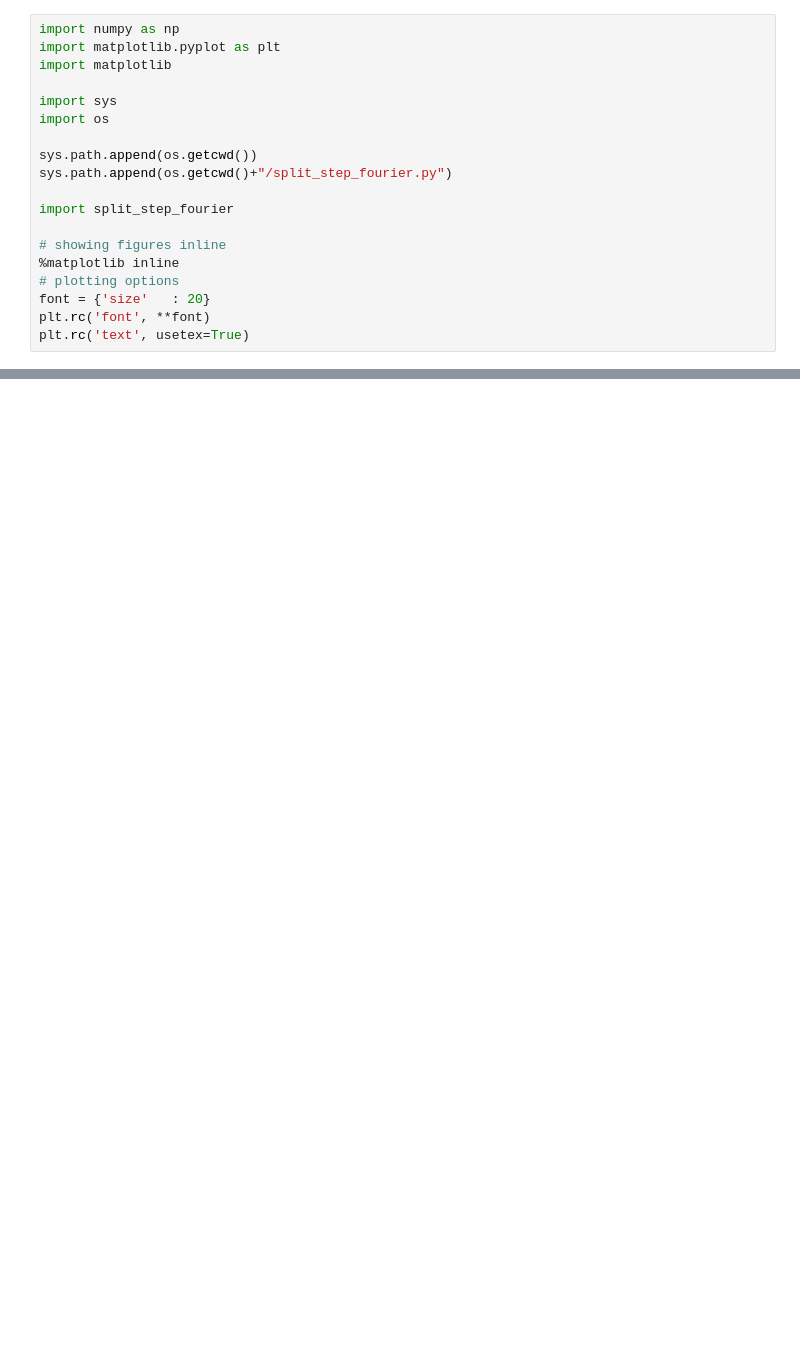
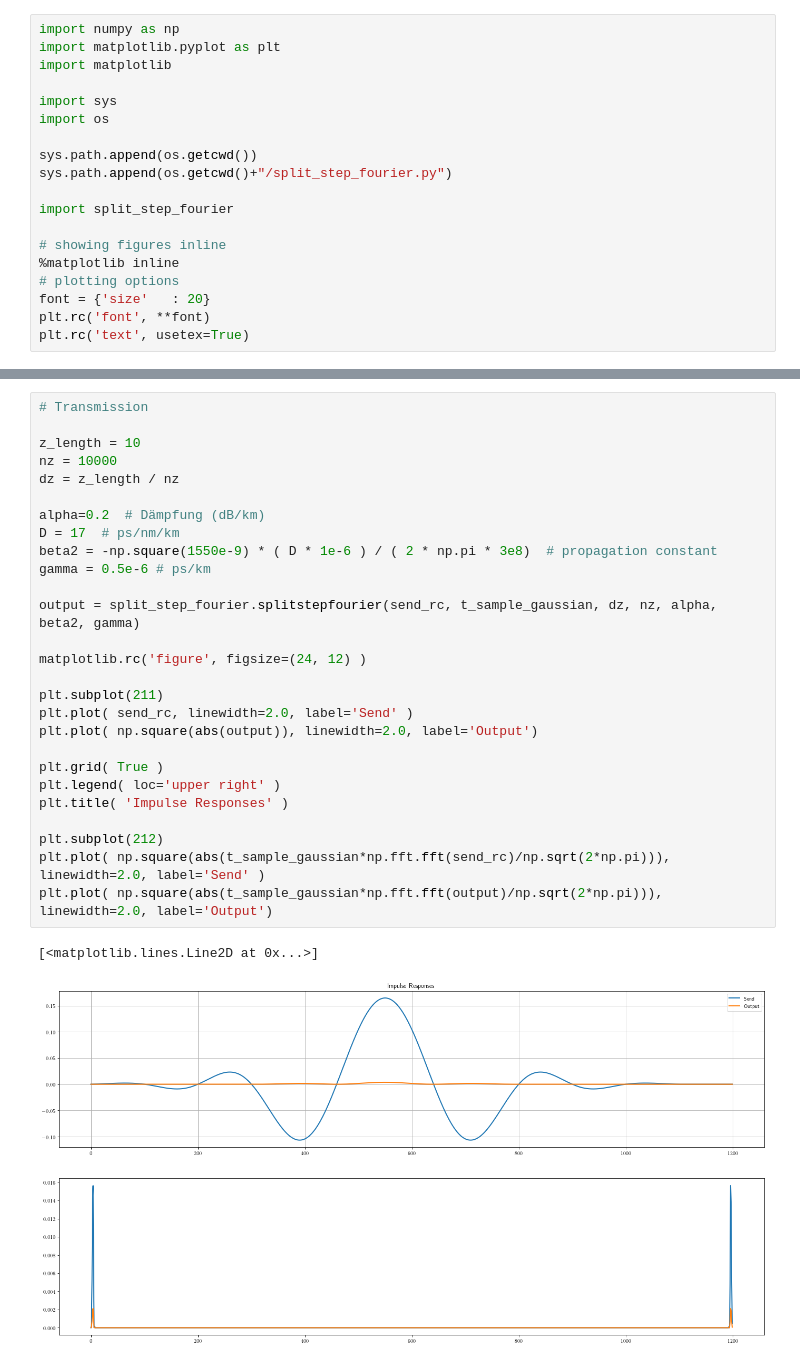
Before and after one commit to domrim/bachelorarbeit-code, a Jupyter notebook: jupyter-notebooks/tests.ipynb, the cells around one changed output, grey strips where cells are left out. Saved outputs shown, nothing was run; the diff lists cells and outputs as text; blank space fills up the shorter version.

```diff
--- a/jupyter-notebooks/tests.ipynb
+++ b/jupyter-notebooks/tests.ipynb
@@ -95,0 +108,30 @@ Text(0.5, 1.0, 'Pulsformung')
+# %%
+# Transmission
+
+z_length = 10
+nz = 10000
+dz = z_length / nz
+
+alpha=0.2  # Dämpfung (dB/km)
+D = 17  # ps/nm/km
+beta2 = -np.square(1550e-9) * ( D * 1e-6 ) / ( 2 * np.pi * 3e8)  # propagation constant
+gamma = 0.5e-6 # ps/km
+
+output = split_step_fourier.splitstepfourier(send_rc, t_sample_gaussian, dz, nz, alpha, beta2, gamma)
+
+matplotlib.rc('figure', figsize=(24, 12) )
+
+plt.subplot(211)
+plt.plot( send_rc, linewidth=2.0, label='Send' )
+plt.plot( np.square(abs(output)), linewidth=2.0, label='Output')
+
+plt.grid( True )
+plt.legend( loc='upper right' )
+plt.title( 'Impulse Responses' )
+
+plt.subplot(212)
+plt.plot( np.square(abs(t_sample_gaussian*np.fft.fft(send_rc)/np.sqrt(2*np.pi))), linewidth=2.0, label='Send' )
+plt.plot( np.square(abs(t_sample_gaussian*np.fft.fft(output)/np.sqrt(2*np.pi))), linewidth=2.0, label='Output')
+# %% [output]
+[<matplotlib.lines.Line2D at 0x...>]
+[figure, added]
```
Also changed, not shown: parts of 3 cells of this notebook, 3 other files.
